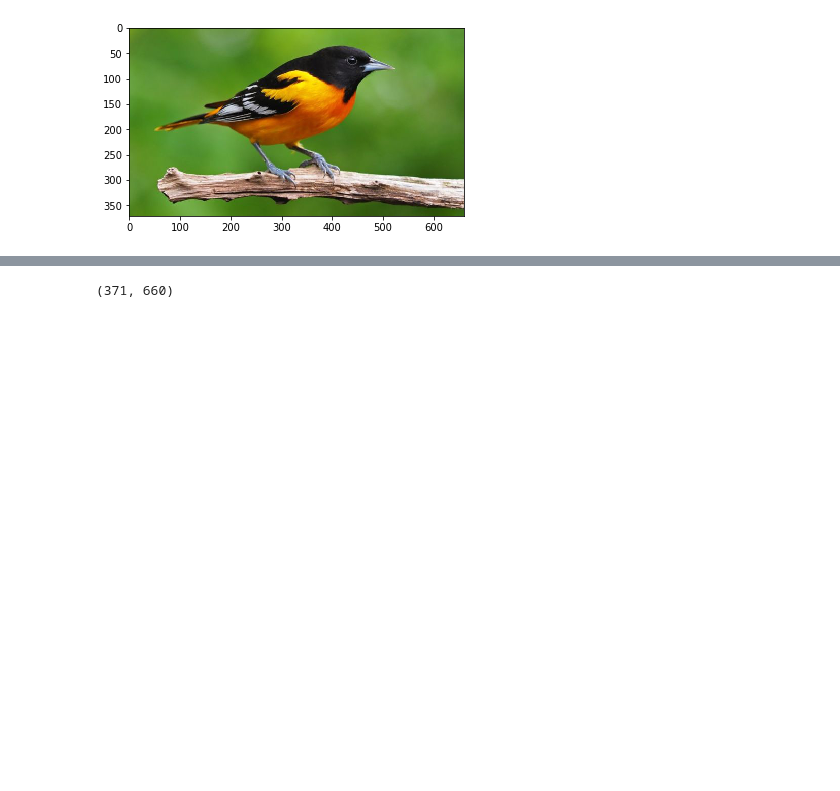
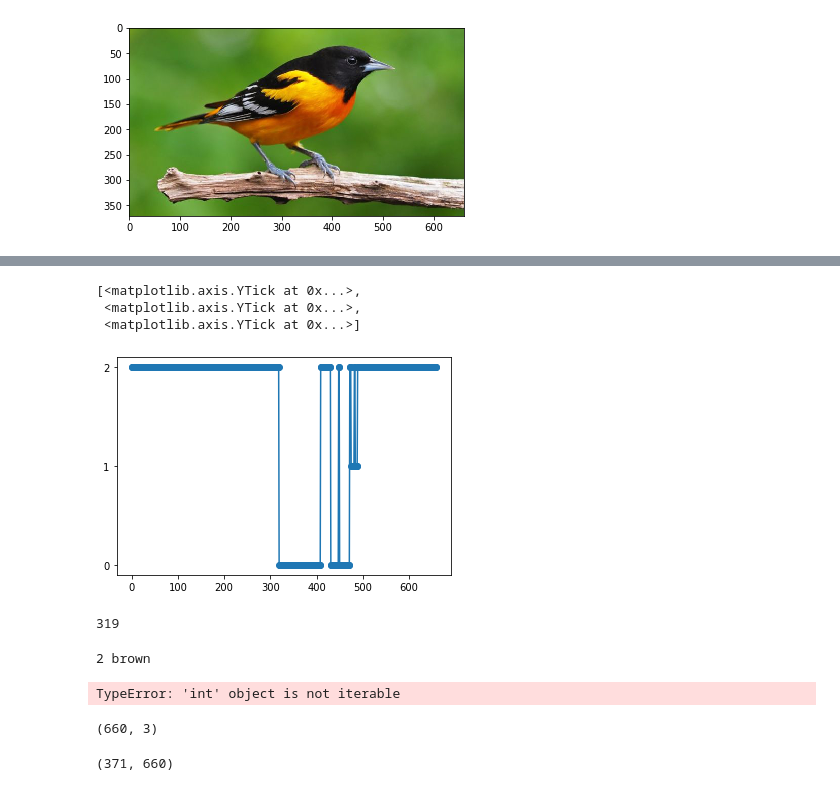
Before and after one commit to bblais/AI-and-Robotics-Fall-2019-Class-Notebooks, a Jupyter notebook: 2019-11-04 Image Examples.ipynb, the cells around one changed output, grey strips where cells are left out. Drawn from its saved outputs; the diff is of its cells as text; code cells hidden in the pictures; blank space fills up the shorter version.

```diff
--- a/2019-11-04 Image Examples.ipynb
+++ b/2019-11-04 Image Examples.ipynb
@@ -11,0 +26,21 @@ imshow(arr)
+# %%
+colors=[]
+for r,g,b in zip(red,green,blue):
+    c=closest_color_as_number(r,g,b,
+                           [0,0,0],
+                           [255,255,255],
+                           [50,90,20])
+    colors.append(c)
+
+colors=array(colors)
+plot(colors,'o-')
+gca().set_yticks([0,1,2])
+# %% [output]
+[<matplotlib.axis.YTick at 0x...>,
+ <matplotlib.axis.YTick at 0x...>,
+ <matplotlib.axis.YTick at 0x...>]
+[figure, added]
+# %%
+where(colors==0)[0][0]
+# %% [output]
+319
@@ -12,3 +81,23 @@ imshow(arr)
+# %%
+colors={0:'black',1:'white',2:'brown'}
+num=closest_color_as_number(30,150,60,
+                       [0,0,0],
+                       [255,255,255],
+                       [50,90,20])
+print(num,colors[num])
+# %% [output]
+2 brown
+# %%
+closest_color_image(arr[75:76,:,:],
+                   [50,100,150],
+                   [20,20,20],
+                   [150,200,175])
+# %% [output]
+TypeError: 'int' object is not iterable
+# %%
+arr[75,:,:].shape
+# %% [output]
+(660, 3)
 # %%
 nrows,ncols=arr.shape[0],arr.shape[1]
 # %%
```
Also changed, not shown: parts of 3 cells of this notebook, 1 other file.
